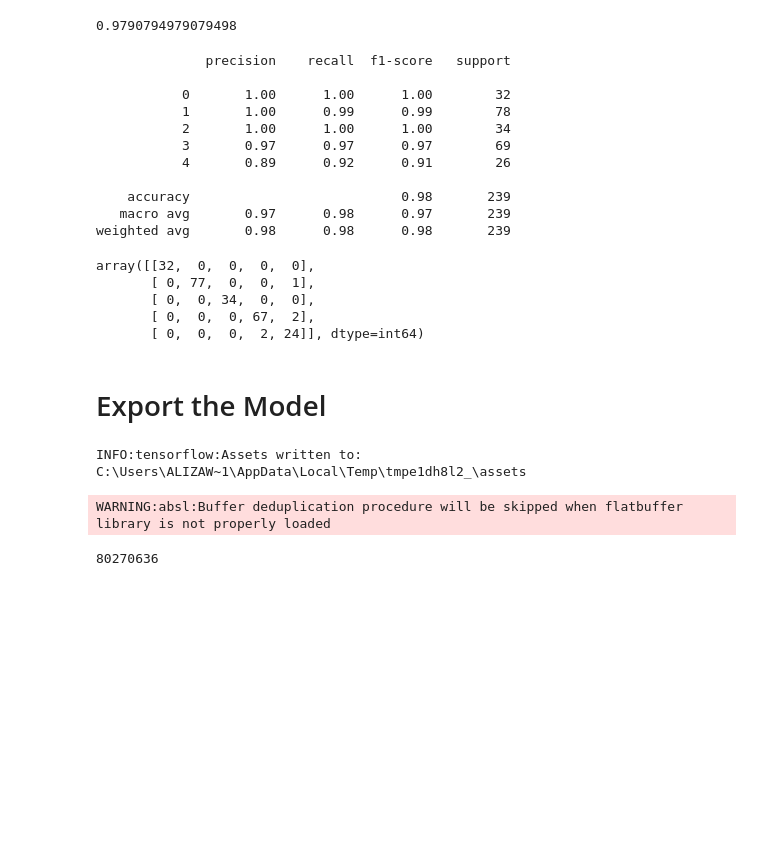
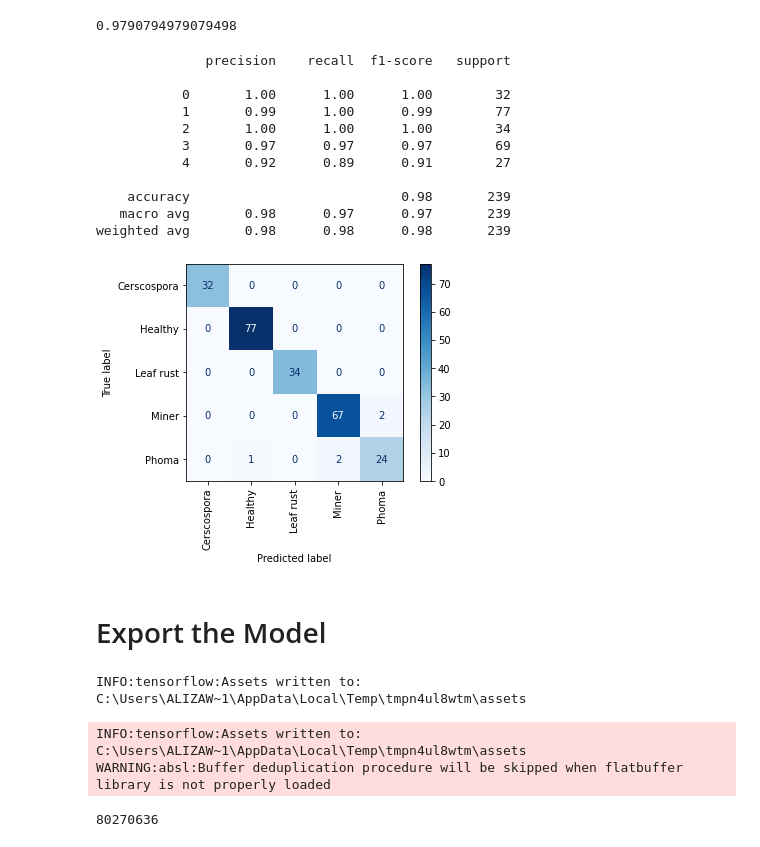
Before and after one commit to xrizer/Co-ffee, a Jupyter notebook: Model/Desease_control.ipynb, the cells around one changed output. Saved outputs shown, nothing was run; the diff lists cells and outputs as text; code cells hidden in the pictures; blank space fills up the shorter version.

```diff
--- a/Model/Desease_control.ipynb
+++ b/Model/Desease_control.ipynb
@@ -32,6 +32,13 @@ test_path="./Dataset4/test"
 val_path="./Dataset4/val"
 # %%
 IMG_SIZE = (128,128)
+
+def is_img_empty(img):
+  if type(img) is np.ndarray:
+    if img.size == 0:
+      return True
+  if img is None:
+    return True
 
 def pre_proc_images(file_path):
     file_list=[]
@@ -40,6 +47,9 @@ def pre_proc_images(file_path):
         for img in os.listdir(sub_path):
             image_path=sub_path+"/"+img
             img_arr=cv2.imread(image_path)
+            if is_img_empty(img_arr):
+              print(f'This file is corrupt, You must delete this file:\n{image_path}')
+              continue
             img_arr=cv2.resize(img_arr,IMG_SIZE)
             file_list.append(img_arr)
     norm_file = np.array(file_list)/255.0
@@ -190,27 +198,27 @@ accuracy_score(y_pred,test_y)
 # %% [output]
 0.9790794979079498
 # %%
-print(classification_report(y_pred,test_y))
+print(classification_report(test_y, y_pred))
 # %% [output]
               precision    recall  f1-score   support
 
            0       1.00      1.00      1.00        32
-           1       1.00      0.99      0.99        78
+           1       0.99      1.00      0.99        77
            2       1.00      1.00      1.00        34
            3       0.97      0.97      0.97        69
-           4       0.89      0.92      0.91        26
+           4       0.92      0.89      0.91        27
 
     accuracy                           0.98       239
-   macro avg       0.97      0.98      0.97       239
+   macro avg       0.98      0.97      0.97       239
 weighted avg       0.98      0.98      0.98       239
-# %%
-confusion_matrix(y_pred,test_y)
-# %% [output]
-array([[32,  0,  0,  0,  0],
-       [ 0, 77,  0,  0,  1],
-       [ 0,  0, 34,  0,  0],
-       [ 0,  0,  0, 67,  2],
-       [ 0,  0,  0,  2, 24]], dtype=int64)
+# %%
+labels = [i for i in training_set.class_indices]
+cm =confusion_matrix(test_y, y_pred)
+disp = ConfusionMatrixDisplay(cm,display_labels=labels)
+disp.plot(cmap='Blues',xticks_rotation='vertical')
+plt.show()
+# %% [output]
+[figure, added]
 # %% [markdown]
 # Export the Model
 # %%
@@ -221,6 +229,7 @@ tfmodel = converter.convert()
 
 open("Desease_control_model.tflite","wb").write(tfmodel)
 # %% [output]
-INFO:tensorflow:Assets written to: C:\Users\ALIZAW~1\AppData\Local\Temp\tmpe1dh8l2_\assets
+INFO:tensorflow:Assets written to: C:\Users\ALIZAW~1\AppData\Local\Temp\tmpn4ul8wtm\assets
+INFO:tensorflow:Assets written to: C:\Users\ALIZAW~1\AppData\Local\Temp\tmpn4ul8wtm\assets
 WARNING:absl:Buffer deduplication procedure will be skipped when flatbuffer library is not properly loaded
 80270636
```
Also changed, not shown: parts of 3 cells of this notebook.
